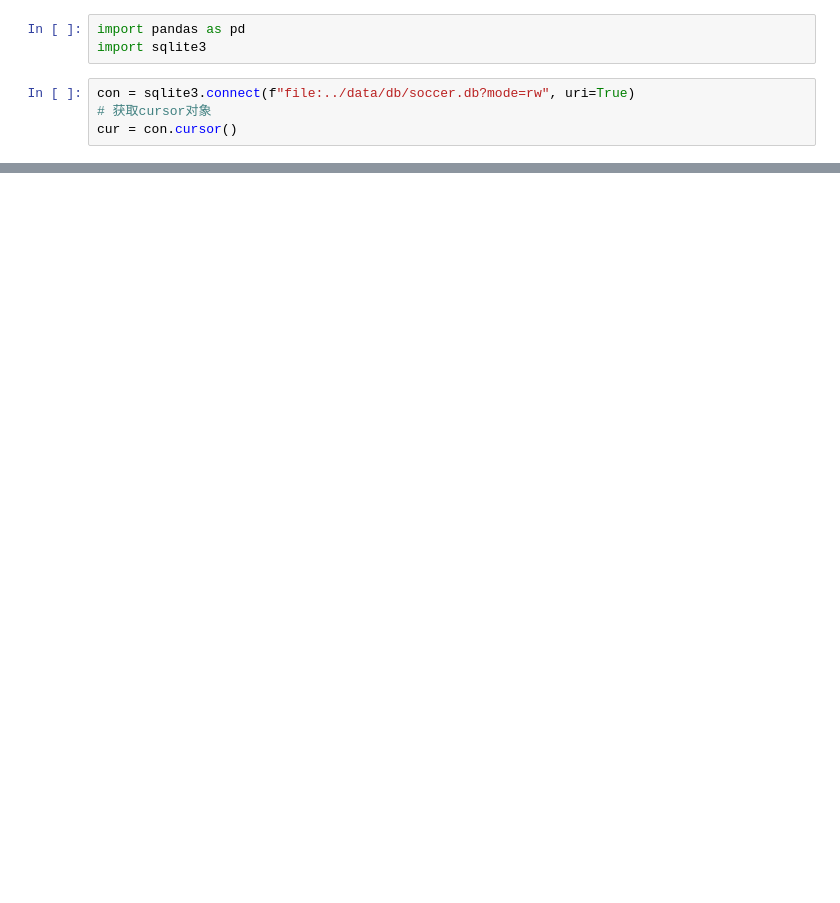
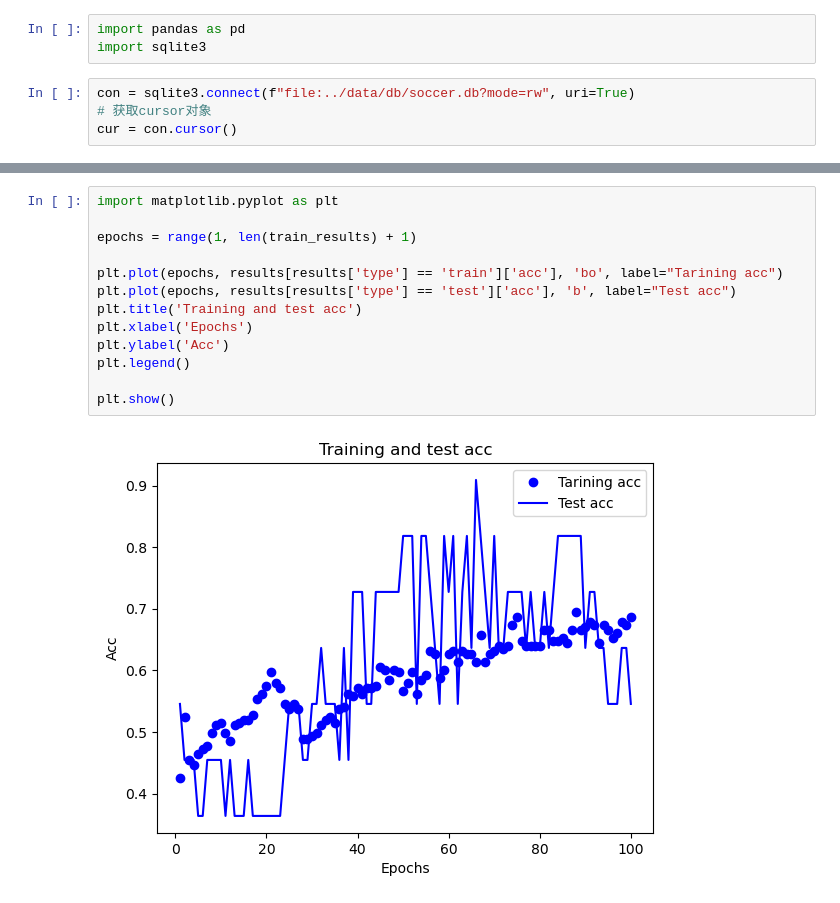
Before and after one commit to fengxichang/SoccerPredictor, a Jupyter notebook: soccerpredictor/results.ipynb, the cells around one changed output, grey strips where cells are left out. Drawn from its saved outputs; the diff is of its cells as text; blank space fills up the shorter version.

```diff
--- a/soccerpredictor/results.ipynb
+++ b/soccerpredictor/results.ipynb
@@ -31,0 +32,15 @@ train_results
+# %%
+import matplotlib.pyplot as plt
+
+epochs = range(1, len(train_results) + 1)
+
+plt.plot(epochs, results[results['type'] == 'train']['acc'], 'bo', label="Tarining acc")
+plt.plot(epochs, results[results['type'] == 'test']['acc'], 'b', label="Test acc")
+plt.title('Training and test acc')
+plt.xlabel('Epochs')
+plt.ylabel('Acc')
+plt.legend()
+
+plt.show()
+# %% [output]
+[figure, added]
```
Also changed, not shown: parts of 3 cells of this notebook, 2 other files.
